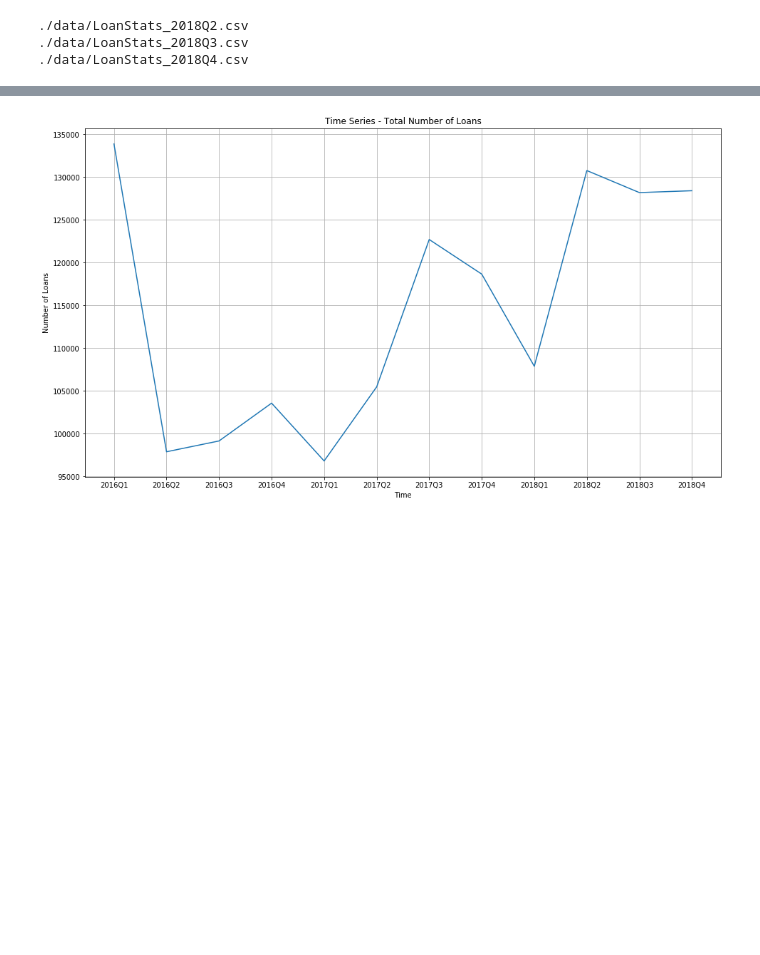
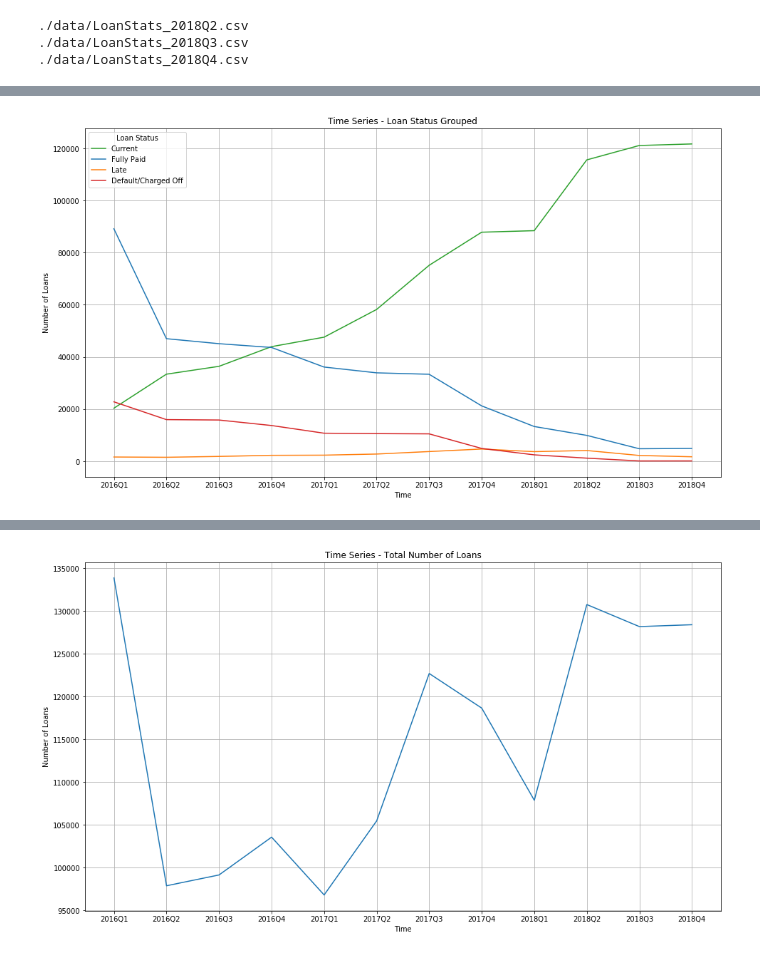
Before and after one commit to juszhan/LendingClub-Profitability, a Jupyter notebook: lendingclub_time_series_analysis.ipynb, the cells around one changed output, grey strips where cells are left out. Saved outputs shown, nothing was run; the diff lists cells and outputs as text; code cells hidden in the pictures; blank space fills up the shorter version.

```diff
--- a/lendingclub_time_series_analysis.ipynb
+++ b/lendingclub_time_series_analysis.ipynb
@@ -46,0 +100,31 @@ Name: loan_status, dtype: int64
+# %%
+_loan_status_grouped = ["Current", "Fully Paid", "Late", "Default/Charged Off"]
+loan_status_grouped = {
+    "Current": loan_status["Current"],
+    "Fully Paid": loan_status["Fully Paid"],
+    "Late": [sum([in_grace_period, late16, late30]) for in_grace_period, late16, late30 in zip(loan_status["In Grace Period"], loan_status["Late (16-30 days)"], loan_status["Late (31-120 days)"])],
+    "Default/Charged Off": [sum([default, charged_off]) for default, charged_off in zip(loan_status["Default"], loan_status["Charged Off"])]
+}
+# %%
+plt.figure(figsize=(16,9))
+
+colors = {
+    "Current" : "#2ca02c",
+    "Fully Paid": "#1f77b4",
+    "Late" : "#ff7f0e",
+    "Default/Charged Off": "#d62728"
+}
+
+x = list(range(len(dataset)))
+for k, y in loan_status_grouped.items():
+    plt.plot(x, y, label=k, color=colors[k])
+plt.xticks(ticks=list(range(len(names))), labels=names)
+plt.grid(True)
+plt.xlabel("Time")
+plt.ylabel("Number of Loans")
+plt.legend(title="Loan Status")
+plt.title("Time Series - Loan Status Grouped")
+plt.savefig("assets/Time Series - Loan Status Grouped.png", bbox_inches='tight')
+plt.show()
+# %% [output]
+[figure, added]
```
Also changed, not shown: parts of 5 cells of this notebook, 5 other files.
